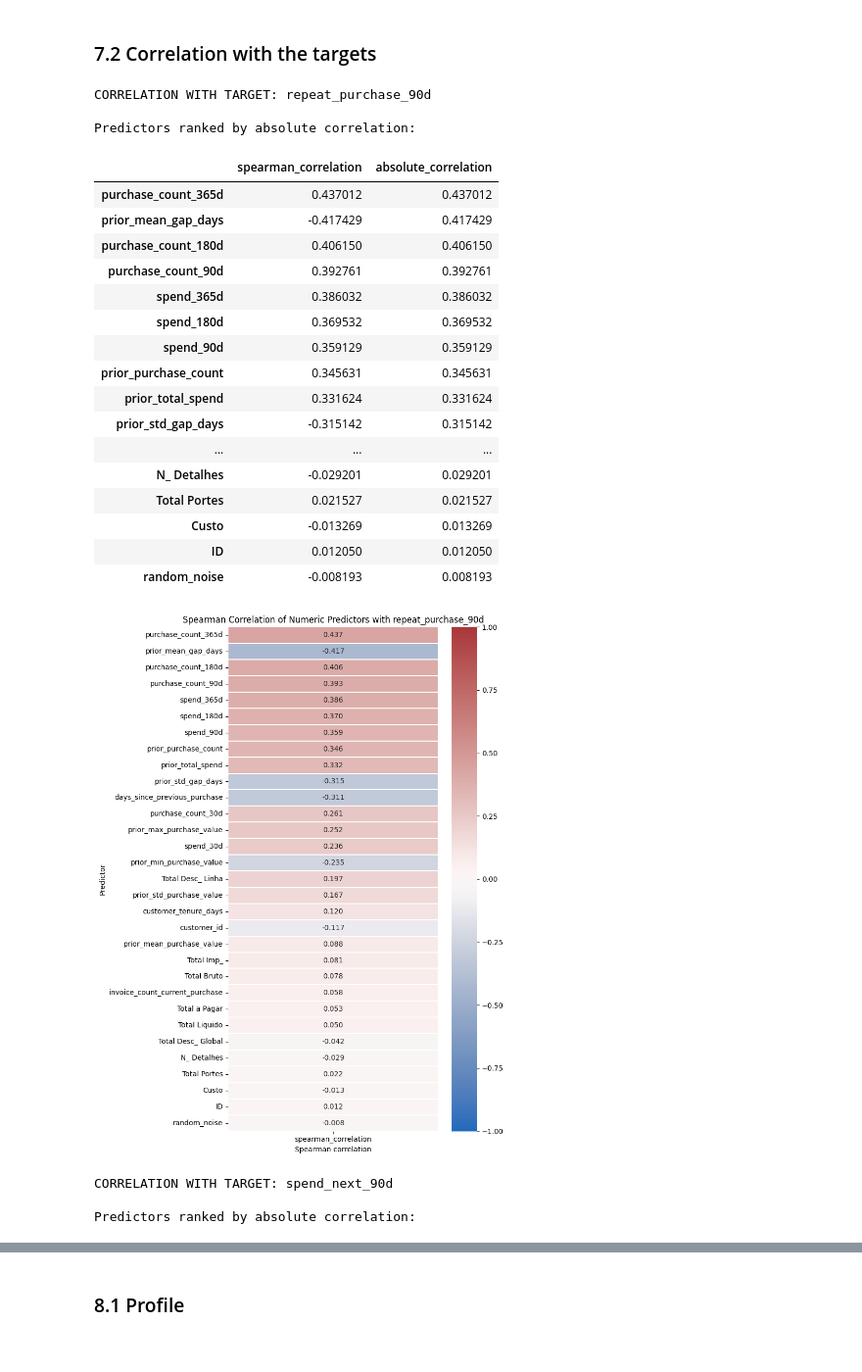
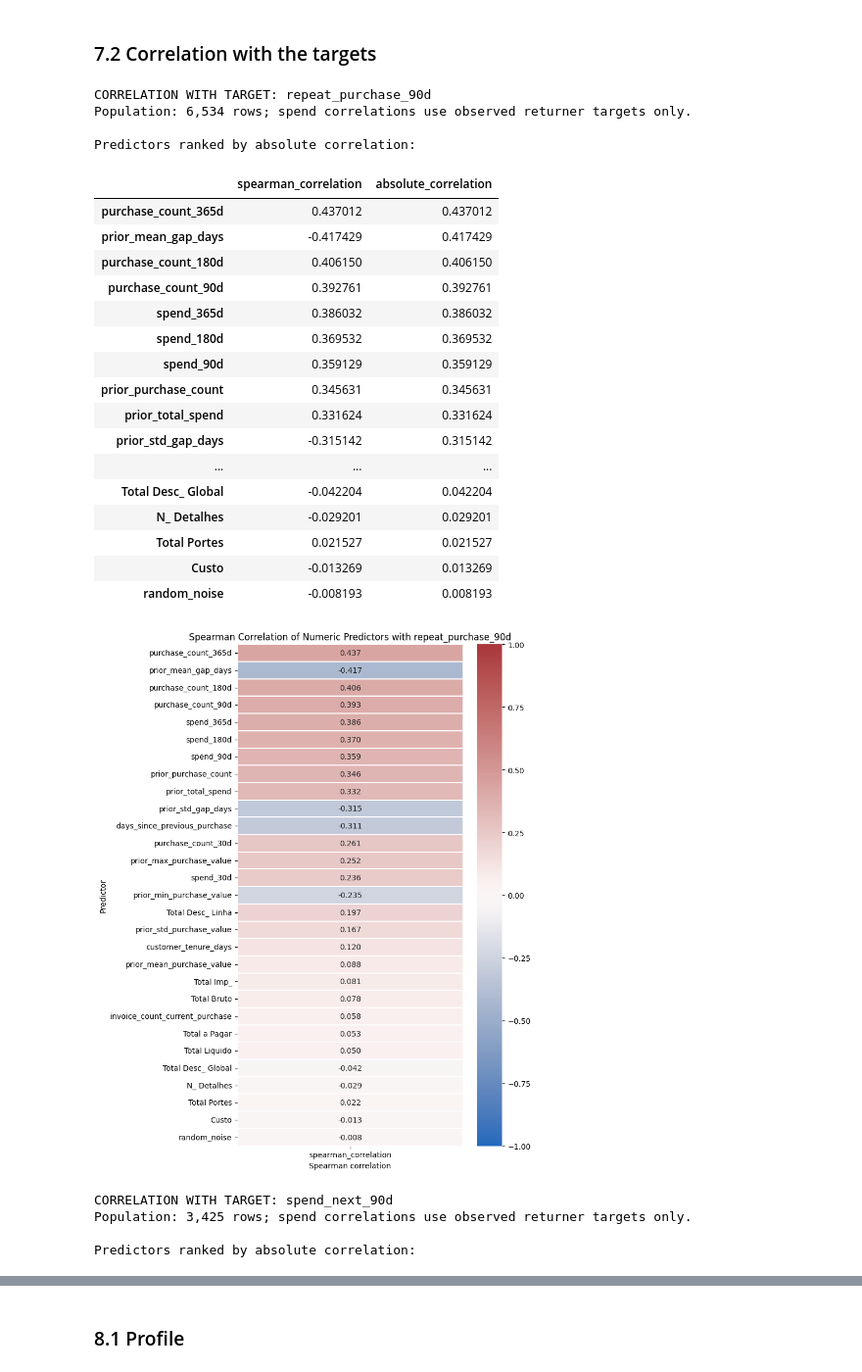
Before and after one commit to luisrafaelsoeiro/ETAI_Project, a Jupyter notebook: exploration.ipynb, the cells around one changed output, grey strips where cells are left out. Shown at 98% size. Cells and saved outputs as stored; diff of their text form; code cells hidden in the pictures.

Commit message:
Review exploration conclusions and correct regression diagnostics

```diff
--- a/exploration.ipynb
+++ b/exploration.ipynb
@@ -1206,11 +1191,7 @@ regression_target_col = 'spend_next_90d'
 
 if regression_target_col in train.columns:
 
-    # Non-rebuyers: missing future spend means no purchase, so fill with 0
-    mask_no_rebuy = train['repeat_purchase_90d'] == 0
-    train.loc[mask_no_rebuy, regression_target_col] = (
-        train.loc[mask_no_rebuy, regression_target_col].fillna(0)
-    )
+    # Preserve all supplied targets; non-returners have no observed conditional spend.
 
     # Rebuyers with missing spend (not filled on purpose, so they stay visible)
     missing_rebuyers = train[
@@ -1222,12 +1203,12 @@ if regression_target_col in train.columns:
         (train['repeat_purchase_90d'] == 0) & (train[regression_target_col] > 0)
     ]
     false_positive_error = train[
-        (train['repeat_purchase_90d'] == 1) & (train[regression_target_col].fillna(0) <= 0)
+        (train['repeat_purchase_90d'] == 1) & train[regression_target_col].notna() & (train[regression_target_col] <= 0)
     ]
 
     print(f"Customers labeled 0 (No Rebuy) but with future spend > 0: {len(false_negative_error)} records")
-    print(f"Customers labeled 1 (Rebuy) but with future spend <= 0 or missing: {len(false_positive_error)} records")
-    print(f"   of which missing (NaN): {len(missing_rebuyers)} records\n")
+    print(f"Customers labeled 1 (Rebuy) with an observed future spend <= 0: {len(false_positive_error)} records")
+    print(f"   Missing spend among returners (separate from invalid observed values): {len(missing_rebuyers)} records\n")
 
     plt.figure(figsize=(10, 5))
     colors = {0: "lightcoral", 1: "mediumseagreen"}
@@ -1252,7 +1233,7 @@ if regression_target_col in train.columns:
         inconsistent_records = pd.concat([false_negative_error, false_positive_error])
         display(inconsistent_records[['customer_id', 'repeat_purchase_90d', regression_target_col]].head(10))
     else:
-        print("\nClassification and Regression targets are 100% consistent.")
+        print("\nNo contradiction among observed target pairs; missing returner spend remains unknown.")
 
 else:
     print(f"There's no column named '{regression_target_col}' in the train dataset.")
@@ -1530,11 +1539,17 @@ for i, col in enumerate(historical_features):
     sns.boxplot(
         data=train,
         x='repeat_purchase_90d',
+        hue='repeat_purchase_90d',
+        hue_order=[0, 1],
+        order=[0, 1],
+        dodge=False,
         y=col,
         ax=axes[i],
-        palette={'0': "lightcoral", '1': "mediumseagreen"}
+        palette={0: "lightcoral", 1: "mediumseagreen"}
     )
 
+    if axes[i].get_legend() is not None:
+        axes[i].get_legend().remove()
     axes[i].set_title(f'{col} vs Target')
     axes[i].set_yscale('symlog')
     axes[i].set_xlabel('Rebuy 90 Days (0 = No, 1 = Yes)')
@@ -1916,6 +1899,6 @@ Threfore, the feature behaves like genuine noise, so we should not use it as a p
 ## 7. Relationships between variables
 # %%
-predictor_cols = [col for col in train.columns]
+predictor_cols = [c for c in train.columns if c not in targets + identifiers + date_columns]
 
 numeric_predictors = train[predictor_cols].select_dtypes(
     include="number"
@@ -2018,8 +2000,13 @@ for target in targets:
 
     print(f"CORRELATION WITH TARGET: {target}")
 
+    analysis_rows = train
+    if target == "spend_next_90d":
+        analysis_rows = train.loc[train["repeat_purchase_90d"].eq(1) & train[target].notna()]
+    print(f"Population: {len(analysis_rows):,} rows; spend correlations use observed returner targets only.")
+
     correlations = (
-        train[numeric_predictors + [target]]
+        analysis_rows[numeric_predictors + [target]]
         .corr(method="spearman")[target]
         .drop(target)
         .dropna()
@@ -2044,36 +2031,38 @@ for target in targets:
         vmin=-1,
         vmax=1,
         linewidths=0.3
     )
 
     plt.title(f"Spearman Correlation of Numeric Predictors with {target}")
     plt.xlabel("Spearman correlation")
     plt.ylabel("Predictor")
     plt.tight_layout()
     plt.show()
 # %% [output]
 CORRELATION WITH TARGET: repeat_purchase_90d
+Population: 6,534 rows; spend correlations use observed returner targets only.
 
 Predictors ranked by absolute correlation:
 |  | spearman_correlation | absolute_correlation |
 | purchase_count_365d | 0.437012 | 0.437012 |
 | prior_mean_gap_days | -0.417429 | 0.417429 |
 | purchase_count_180d | 0.406150 | 0.406150 |
 | purchase_count_90d | 0.392761 | 0.392761 |
 | spend_365d | 0.386032 | 0.386032 |
 | spend_180d | 0.369532 | 0.369532 |
 | spend_90d | 0.359129 | 0.359129 |
 | prior_purchase_count | 0.345631 | 0.345631 |
 | prior_total_spend | 0.331624 | 0.331624 |
 | prior_std_gap_days | -0.315142 | 0.315142 |
 | ... | ... | ... |
+| Total Desc_ Global | -0.042204 | 0.042204 |
 | N_ Detalhes | -0.029201 | 0.029201 |
 | Total Portes | 0.021527 | 0.021527 |
 | Custo | -0.013269 | 0.013269 |
-| ID | 0.012050 | 0.012050 |
 | random_noise | -0.008193 | 0.008193 |
-[figure, old version]
+[figure, new version]
 CORRELATION WITH TARGET: spend_next_90d
+Population: 3,425 rows; spend correlations use observed returner targets only.
 
 Predictors ranked by absolute correlation:
 |  | spearman_correlation | absolute_correlation |
```
Also changed, not shown: parts of 83 cells of this notebook, 9 other files.
